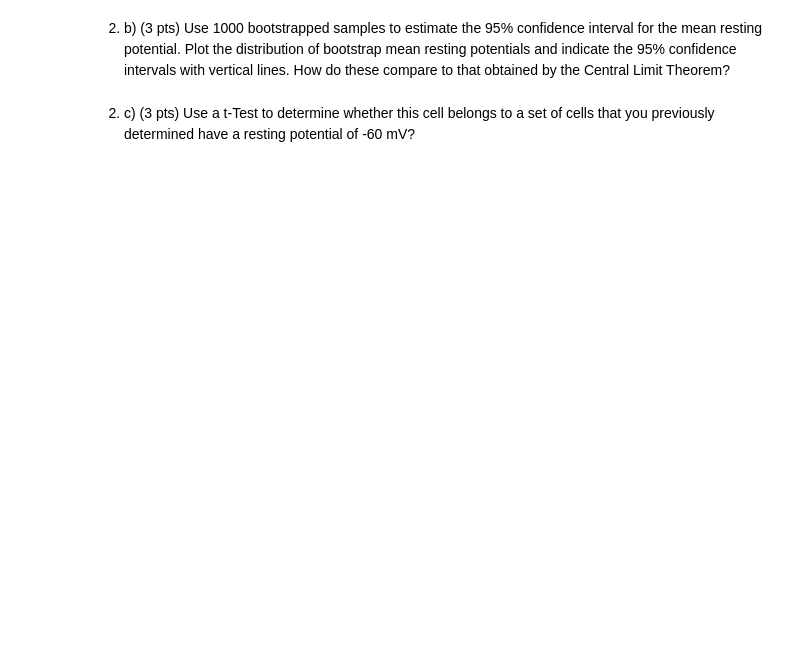
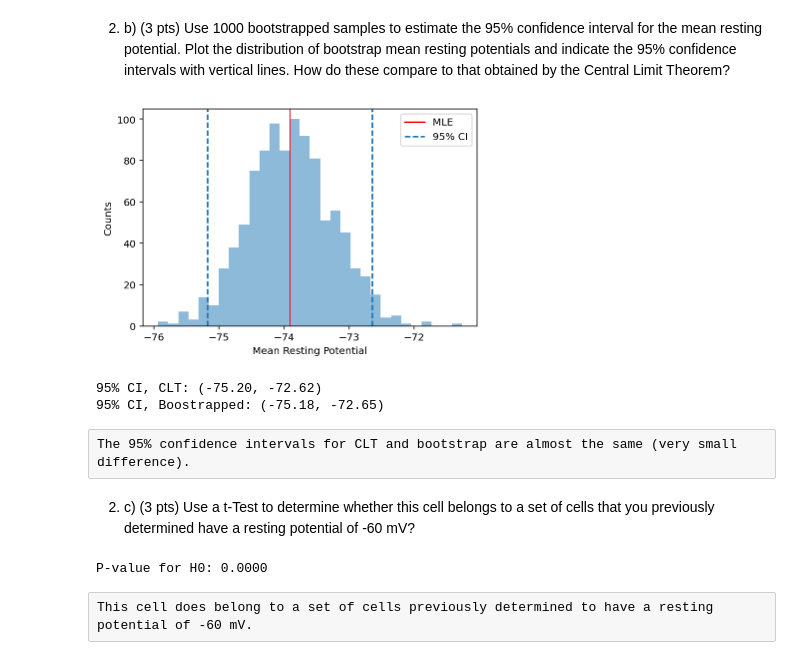
Before and after one commit to nishadalal120/NEU-365P-385L-Spring-2021, a Jupyter notebook: homework/homework-hypothesis_testing.ipynb, the cells around one changed output. Saved outputs shown, nothing was run; the diff lists cells and outputs as text; code cells hidden in the pictures; blank space fills up the shorter version.

```diff
--- a/homework/homework-hypothesis_testing.ipynb
+++ b/homework/homework-hypothesis_testing.ipynb
@@ -205,36 +212,43 @@ NameError: name 'measuredTauDiff' is not defined
 # %% [markdown]
 2. b) (3 pts) Use 1000 bootstrapped samples to estimate the 95% confidence interval for the mean resting potential. Plot the distribution of bootstrap mean resting potentials and indicate the 95% confidence intervals with vertical lines. How do these compare to that obtained by the Central Limit Theorem?
 # %%
-mu, sd = st.norm.fit(restingPotential_mV)
-
 bs_mu = np.zeros((1000,))
 bs_sd = np.zeros((1000,))
+
 for i in range(1000):
-    mV = np.random.choice(restingPotential_mV,
-                          size=restingPotential_mV.shape, replace=True)
-    bs_mu[i], bs_sd[i] = st.norm.fit(mV)
+    bs = np.random.choice(restingPotential_mV, size = restingPotential_mV.shape, replace = True)
+    bs_mu[i] = bs.mean()
+    bs_sd[i] = bs.std()
 
 bs_mu_ci = np.quantile(bs_mu, [0.025, 0.975])
 bs_sd_ci = np.quantile(bs_sd, [0.025, 0.975])
 
-plt.figure(figsize=(12, 4))
 
-plt.subplot(1, 2, 1)
-plt.hist(bs_mu, bins=30, alpha=0.5, label='Bootstrapped')
-plt.axvline(mu, color='r', label='MLE')
-plt.axvline(bs_mu_ci[0], linestyle='--', label='95% CI')
-plt.axvline(bs_mu_ci[1], linestyle='--')
-plt.xlabel('Mean Resting Potential (mV)')
-plt.ylabel('# Bootstrap Samples')
+plt.hist(bs_mu, bins=30, alpha=0.5)
+plt.axvline(restingPotential_mV.mean(), color='r', label="MLE")
+plt.axvline(bs_mu_ci[0], linestyle='--')
+plt.axvline(bs_mu_ci[1], linestyle='--', label='95% CI')
+plt.xlabel('Mean Resting Potential')
+plt.ylabel('Counts')
 plt.legend()
-
-plt.subplot(1, 2, 2)
-plt.hist(bs_sd, bins=30, alpha=0.5, label='Bootstrapped')
-plt.axvline(sd, color='r', label='MLE')
-plt.axvline(bs_sd_ci[0], linestyle='--', label='95% CI')
-plt.axvline(bs_sd_ci[1], linestyle='--')
-plt.xlabel('Stdev of Resting Potential (mV)')
-plt.ylabel('# Bootstrap Samples')
-plt.legend();
+plt.show()
+# %% [output]
+[figure, added]
+# %%
+print(f"95% CI, CLT: ({dist.ppf(0.025) :.2f}, {dist.ppf(0.975) :.2f})")
+print(f"95% CI, Boostrapped: ({bs_mu_ci[0] :.2f}, {bs_mu_ci[1] :.2f})")
+# %% [output]
+95% CI, CLT: (-75.20, -72.62)
+95% CI, Boostrapped: (-75.18, -72.65)
+# %% [raw]
+The 95% confidence intervals for CLT and bootstrap are almost the same (very small difference).
 # %% [markdown]
 2. c) (3 pts) Use a t-Test to determine whether this cell belongs to a set of cells that you previously determined have a resting potential of -60 mV?
+# %%
+# t-test and p-value
+t, p = st.ttest_1samp(restingPotential_mV, -60)
+print(f"P-value for H0: {p :.4f}")
+# %% [output]
+P-value for H0: 0.0000
+# %% [raw]
+This cell does belong to a set of cells previously determined to have a resting potential of -60 mV.
```
Also changed, not shown: parts of 11 cells of this notebook.
